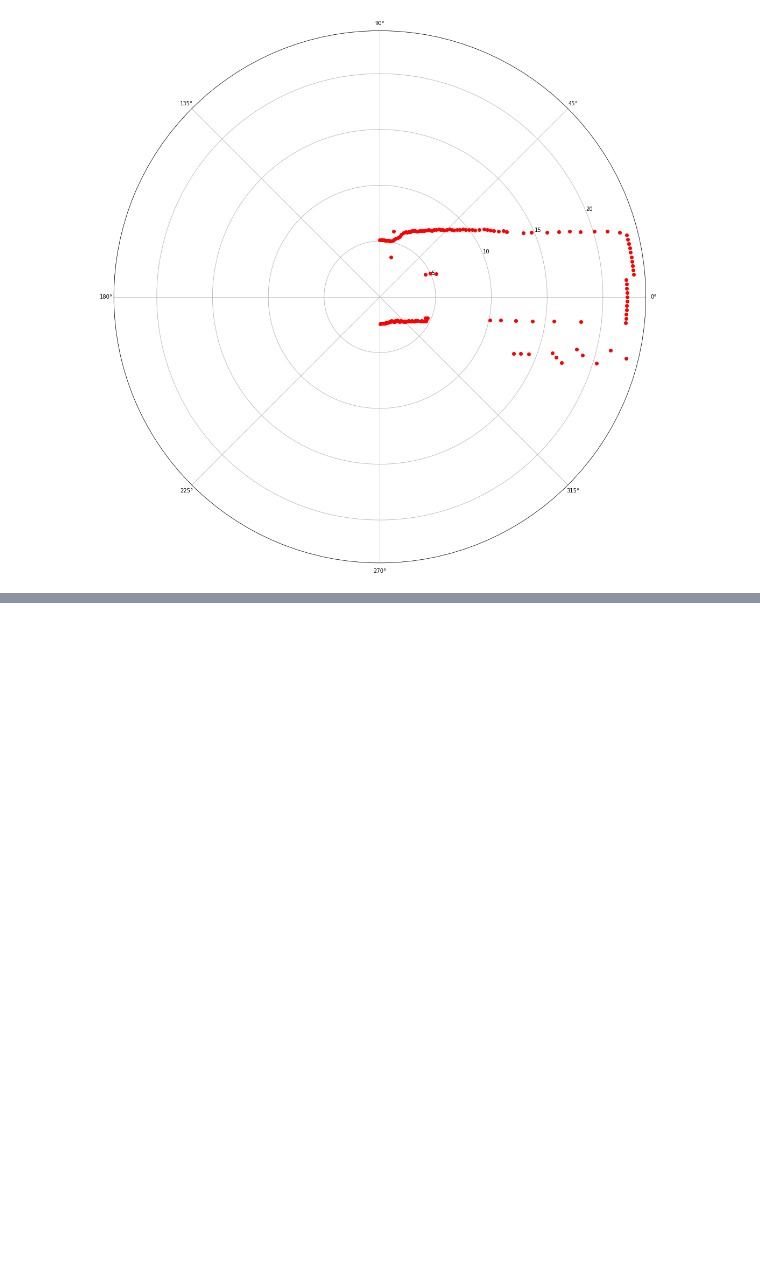
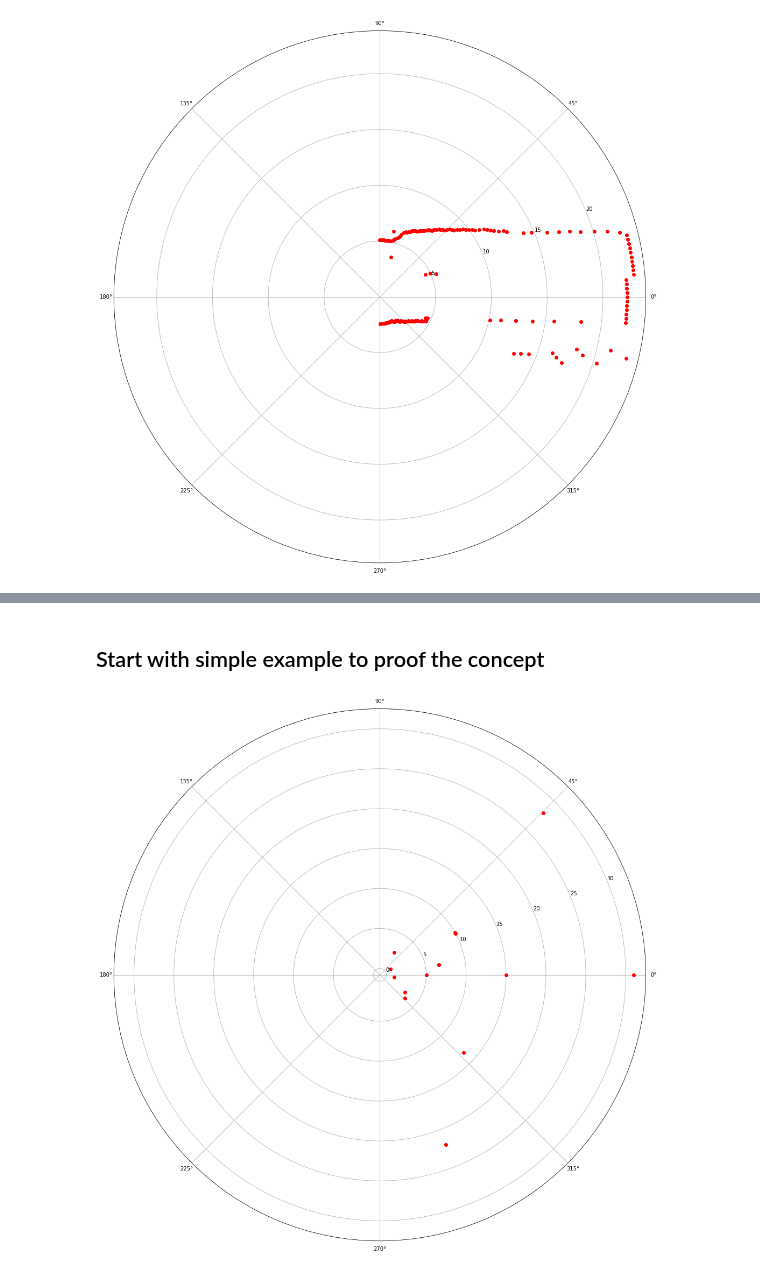
Before and after one commit to jdgalviss/AMR_semantic_segmentation, a Jupyter notebook: FCHarDNet/warp_scan_segmentation.ipynb, the cells around one changed output, grey strips where cells are left out. Saved outputs shown, nothing was run; the diff lists cells and outputs as text; code cells hidden in the pictures; blank space fills up the shorter version.

Commit message:
Generate /scan msgs from the polar plot

```diff
--- a/FCHarDNet/warp_scan_segmentation.ipynb
+++ b/FCHarDNet/warp_scan_segmentation.ipynb
@@ -315,0 +326,15 @@ plt.show()
+# %% [markdown]
+## Start with simple example to proof the concept
+# %%
+'''
+the output from the perception pipeline
+'''
+scan_list_test = [[28, -0.78], [1,0.17], [15,0.000001], [10,-0.51], [3,0.6],[22,1.2], [6.7,-0.17],
+                  [5,0.001], [10,-0.5], [3.5,0.75],[2.5,-1.0], [31,0.001],[0.7, -0.5], [13.5,0.75]]
+fig = plt.figure(figsize=(20, 40))
+ax = plt.subplot(2, 1, 2, projection='polar')
+for p, theta in scan_list_test:
+    plt.polar(-theta, p, 'ro') #invert the angle just for visualization purposes
+plt.show()
+# %% [output]
+[figure, added]
```
Also changed, not shown: parts of 4 cells of this notebook.
